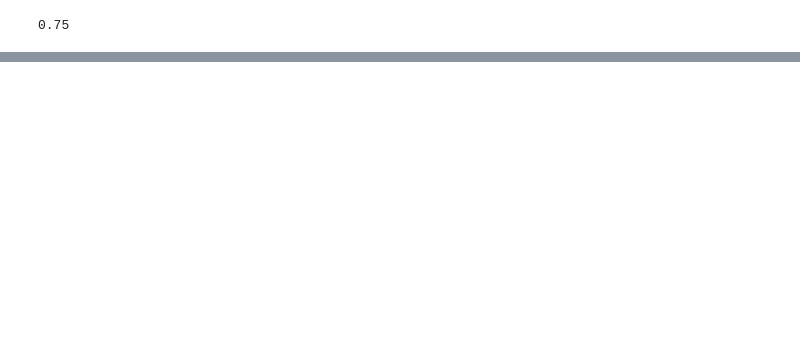
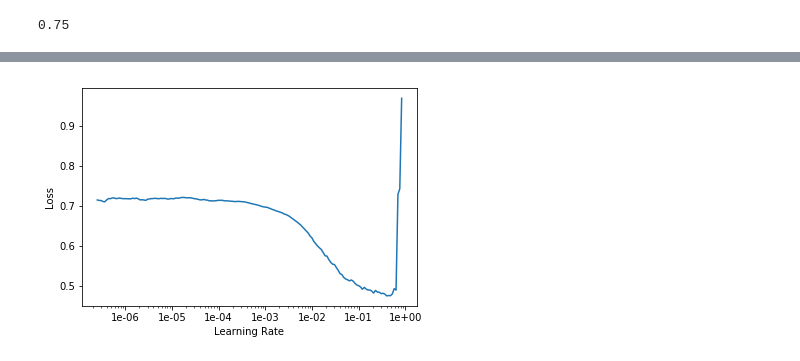
Before and after one commit to arunkundgol/kaggle-competition, a Jupyter notebook: fastai_tabular_approach.ipynb, the cells around one changed output, grey strips where cells are left out. Drawn from its saved outputs; the diff is of its cells as text; code cells hidden in the pictures; blank space fills up the shorter version.

```diff
--- a/fastai_tabular_approach.ipynb
+++ b/fastai_tabular_approach.ipynb
@@ -129,0 +154,2 @@ roc_auc_score(y_true, y_scores)
+# %%
+test=pd.read_csv('../test.csv')
@@ -129,0 +166,2 @@ roc_auc_score(y_true, y_scores)
+# %%
+test_df=test.drop('ID_code',axis=1)
@@ -129,0 +212,6 @@ roc_auc_score(y_true, y_scores)
+# %%
+data = (TabularList.from_df(df, procs=procs,cont_names=df.columns[1:].tolist())
+        .split_by_idx(valid_idx=valid_idx)
+        .label_from_df(dep_var)
+        .add_test(TabularList.from_df(test_df))
+        .databunch(num_workers=0))
@@ -129,0 +251,3 @@ roc_auc_score(y_true, y_scores)
+# %%
+learn = tabular_learner(data, layers=[200,100], emb_szs={}, metrics=accuracy)
+#learn.fit_one_cycle(1, 1e-2)
@@ -129,0 +259,4 @@ roc_auc_score(y_true, y_scores)
+# %%
+learn.recorder.plot()
+# %% [output]
+[figure, added]
```
Also changed, not shown: parts of 57 cells of this notebook.
